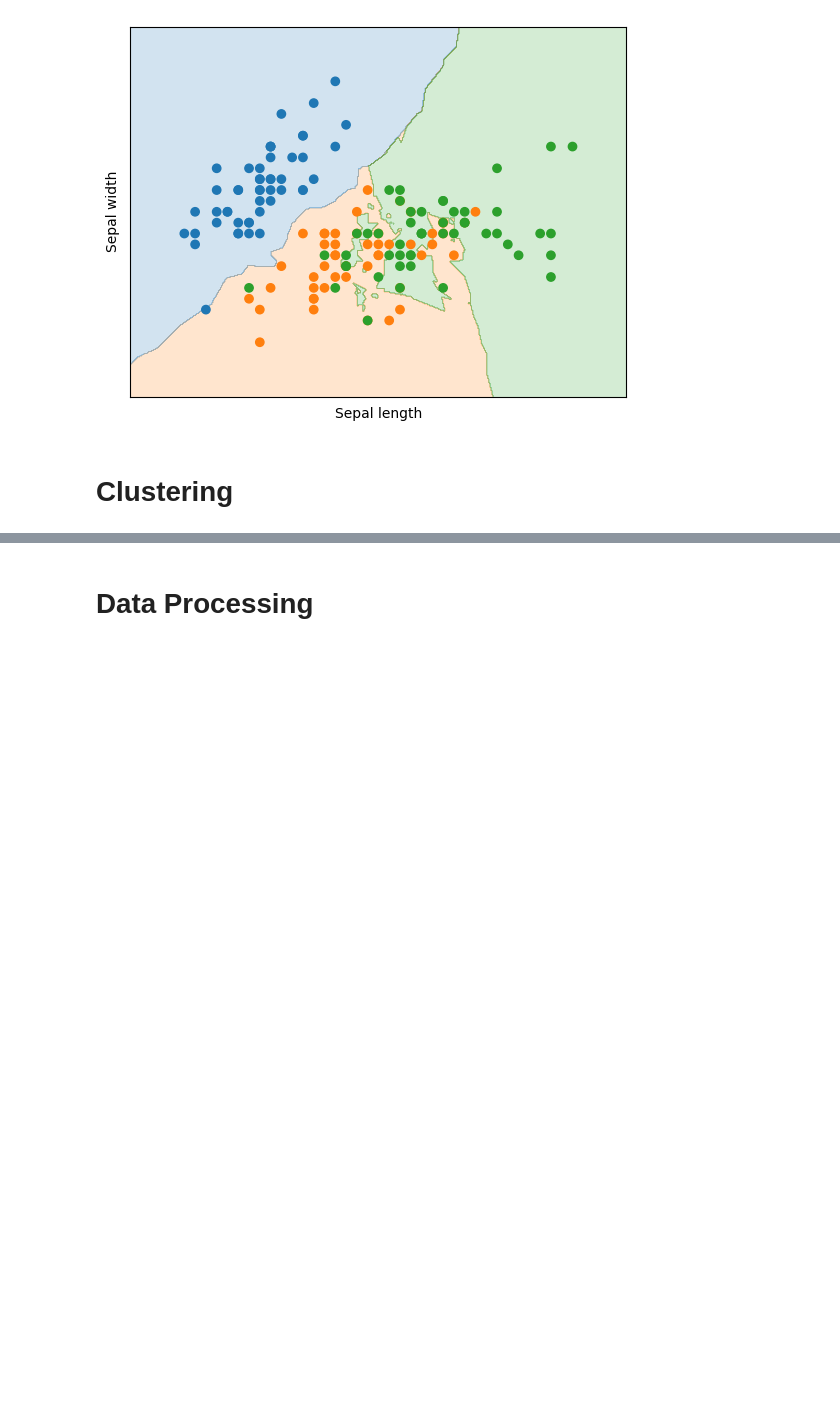
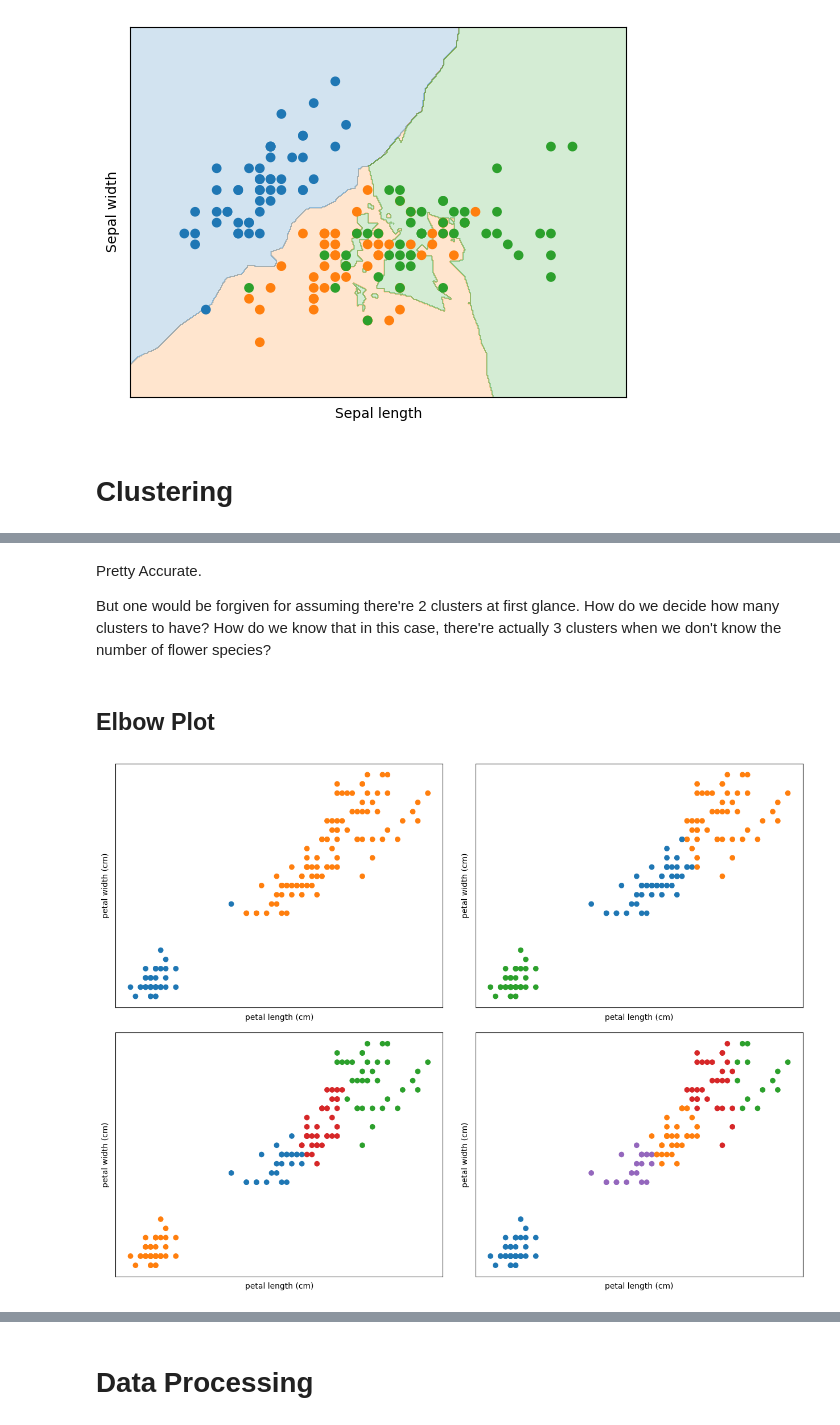
Before and after one commit to SamuelFoo/ISR-Coy-Workshop, a Jupyter notebook: supervised.ipynb, the cells around one changed output, grey strips where cells are left out. Saved outputs shown, nothing was run; the diff lists cells and outputs as text; code cells hidden in the pictures; blank space fills up the shorter version.

```diff
--- a/supervised.ipynb
+++ b/supervised.ipynb
@@ -294,0 +366,27 @@ plt.show()
+# %% [markdown]
+Pretty Accurate.
+
+But one would be forgiven for assuming there're 2 clusters at first glance. How do we decide how many clusters to have? How do we know that in this case, there're actually 3 clusters when we don't know the number of flower species?
+# %% [markdown]
+## Elbow Plot
+# %%
+colors = ["C0", "C1", "C2", "C3", "C4"]
+
+fig, axes = plt.subplots(2, 2)
+axes = axes.flatten()
+fig.set_size_inches(12.8, 9.6)
+fig.tight_layout()
+
+for n_clusters in [2, 3, 4, 5]:
+    curr_axes = axes[n_clusters-2]
+    cmap = ListedColormap(colors[:n_clusters])
+    kmeans = KMeans(n_clusters=n_clusters).fit(df.iloc[:, 2:])
+    curr_axes.scatter(df["petal length (cm)"], df["petal width (cm)"], c=kmeans.labels_, cmap=cmap)
+    curr_axes.set_xticks(())
+    curr_axes.set_yticks(())
+    curr_axes.set_xlabel("petal length (cm)")
+    curr_axes.set_ylabel("petal width (cm)")
+
+# fig.savefig("Presentation Images/iris_cluster_n.svg", transparent=True)
+# %% [output]
+[figure, added]
```
Also changed, not shown: parts of 12 cells of this notebook.
